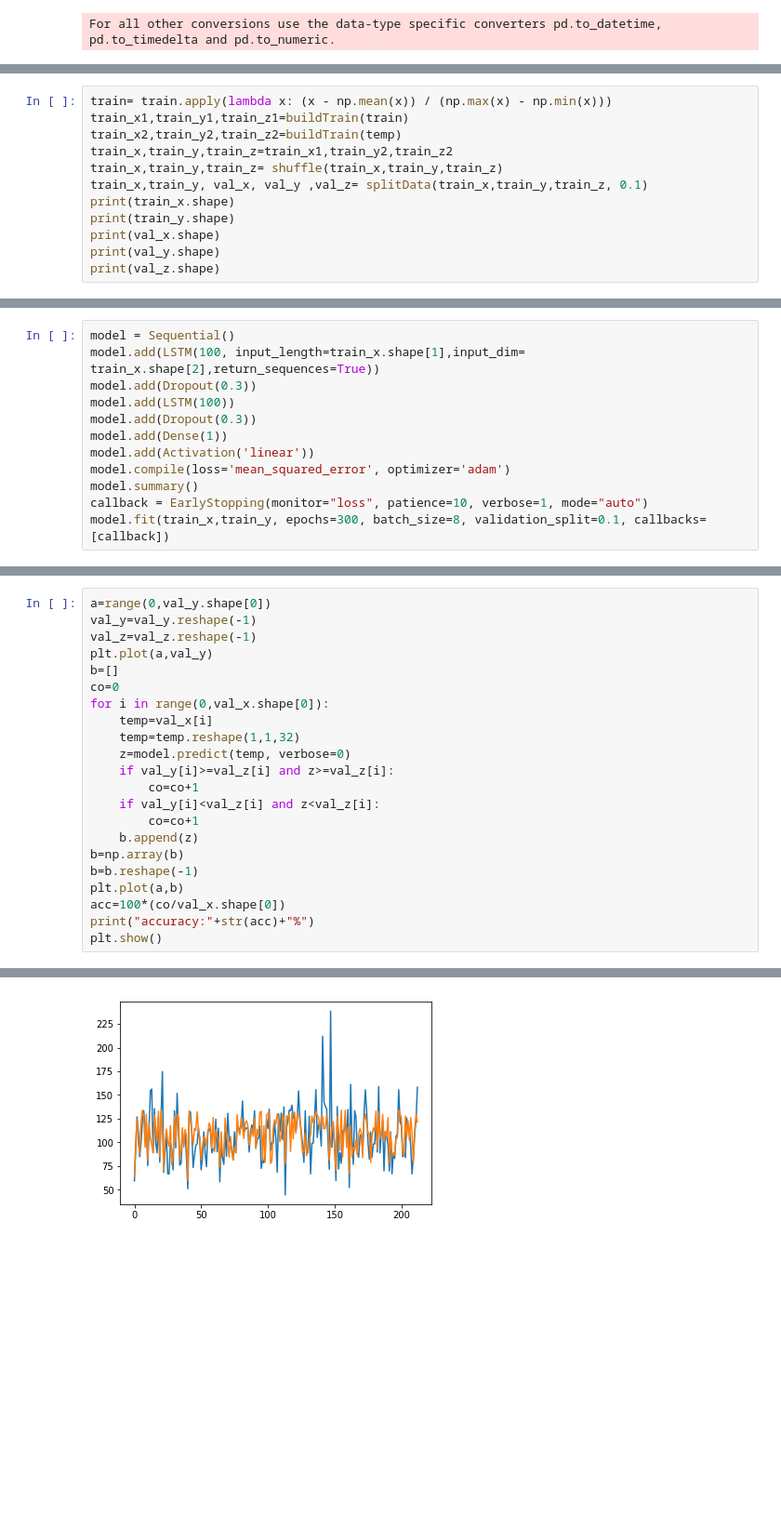
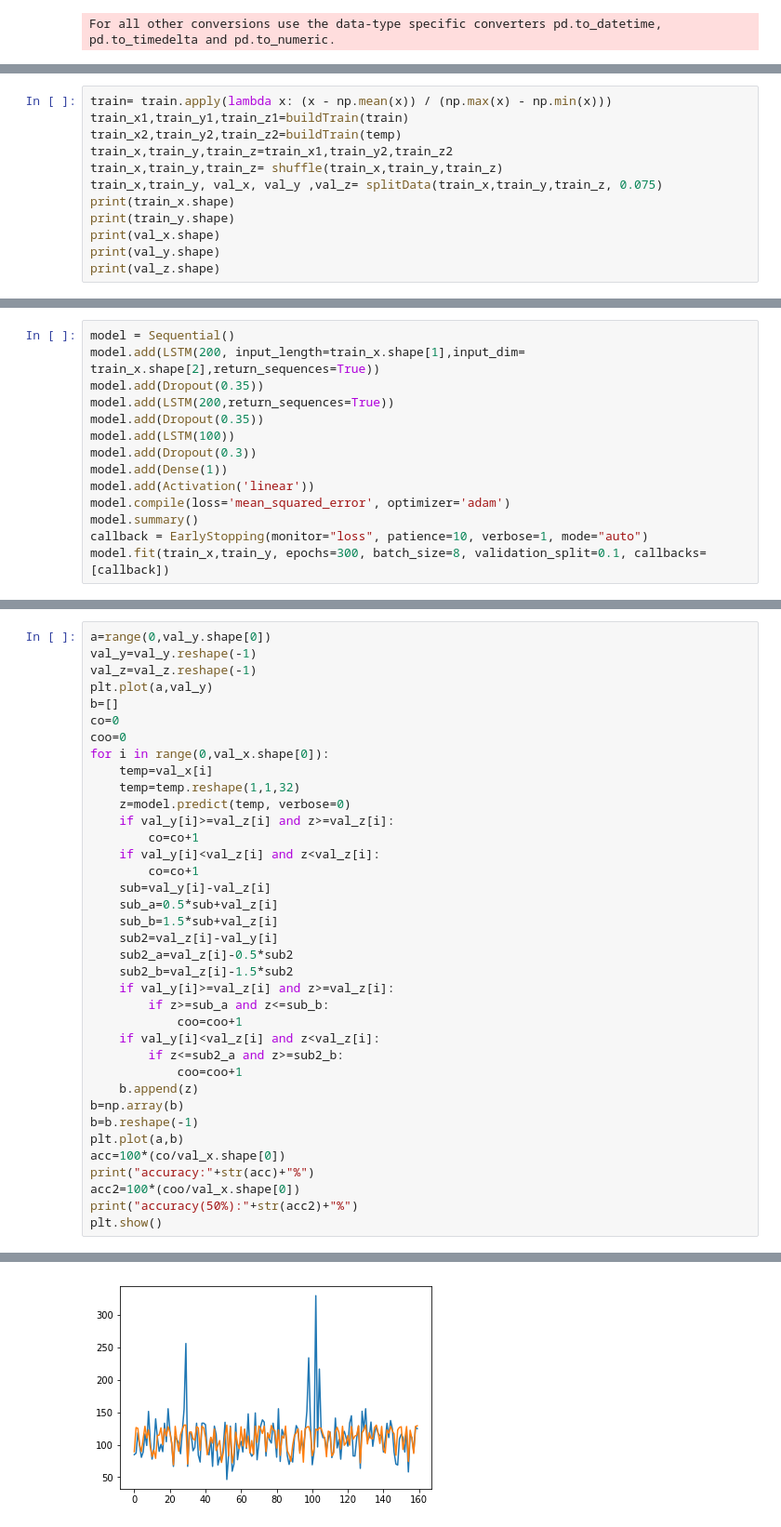
Before and after one commit to LGY3030/Project, a Jupyter notebook: Predict_Product&Weather.ipynb, the cells around one changed output, grey strips where cells are left out. Shown at 93% size. Drawn from its saved outputs; the diff is of its cells as text; blank space fills up the shorter version.

```diff
--- a/Predict_Product&Weather.ipynb
+++ b/Predict_Product&Weather.ipynb
@@ -126,7 +126,7 @@ train_x1,train_y1,train_z1=buildTrain(train)
 train_x2,train_y2,train_z2=buildTrain(temp)
 train_x,train_y,train_z=train_x1,train_y2,train_z2
 train_x,train_y,train_z= shuffle(train_x,train_y,train_z)
-train_x,train_y, val_x, val_y ,val_z= splitData(train_x,train_y,train_z, 0.1)
+train_x,train_y, val_x, val_y ,val_z= splitData(train_x,train_y,train_z, 0.075)
 print(train_x.shape)
 print(train_y.shape)
 print(val_x.shape)
@@ -141,7 +141,9 @@ print(val_z.shape)
 # %%
 model = Sequential()
-model.add(LSTM(100, input_length=train_x.shape[1],input_dim= train_x.shape[2],return_sequences=True))
-model.add(Dropout(0.3))
+model.add(LSTM(200, input_length=train_x.shape[1],input_dim= train_x.shape[2],return_sequences=True))
+model.add(Dropout(0.35))
+model.add(LSTM(200,return_sequences=True))
+model.add(Dropout(0.35))
 model.add(LSTM(100))
 model.add(Dropout(0.3))
 model.add(Dense(1))
@@ -176,6 +178,7 @@ val_z=val_z.reshape(-1)
 plt.plot(a,val_y)
 b=[]
 co=0
+coo=0
 for i in range(0,val_x.shape[0]):
     temp=val_x[i]
     temp=temp.reshape(1,1,32)
@@ -184,11 +187,25 @@ for i in range(0,val_x.shape[0]):
         co=co+1
     if val_y[i]<val_z[i] and z<val_z[i]:
         co=co+1
+    sub=val_y[i]-val_z[i]
+    sub_a=0.5*sub+val_z[i]
+    sub_b=1.5*sub+val_z[i]
+    sub2=val_z[i]-val_y[i]
+    sub2_a=val_z[i]-0.5*sub2
+    sub2_b=val_z[i]-1.5*sub2
+    if val_y[i]>=val_z[i] and z>=val_z[i]:
+        if z>=sub_a and z<=sub_b:
+            coo=coo+1
+    if val_y[i]<val_z[i] and z<val_z[i]:
+        if z<=sub2_a and z>=sub2_b:
+            coo=coo+1
     b.append(z)
 b=np.array(b)
 b=b.reshape(-1)
 plt.plot(a,b)
 acc=100*(co/val_x.shape[0])
 print("accuracy:"+str(acc)+"%")
+acc2=100*(coo/val_x.shape[0])
+print("accuracy(50%):"+str(acc2)+"%")
 plt.show()
 # %% [output]
@@ -196 +214 @@ accuracy:61.502347417840376%
-[figure, old version]
+[figure, new version]
```
Also changed, not shown: parts of 3 cells of this notebook, 2 other files.
